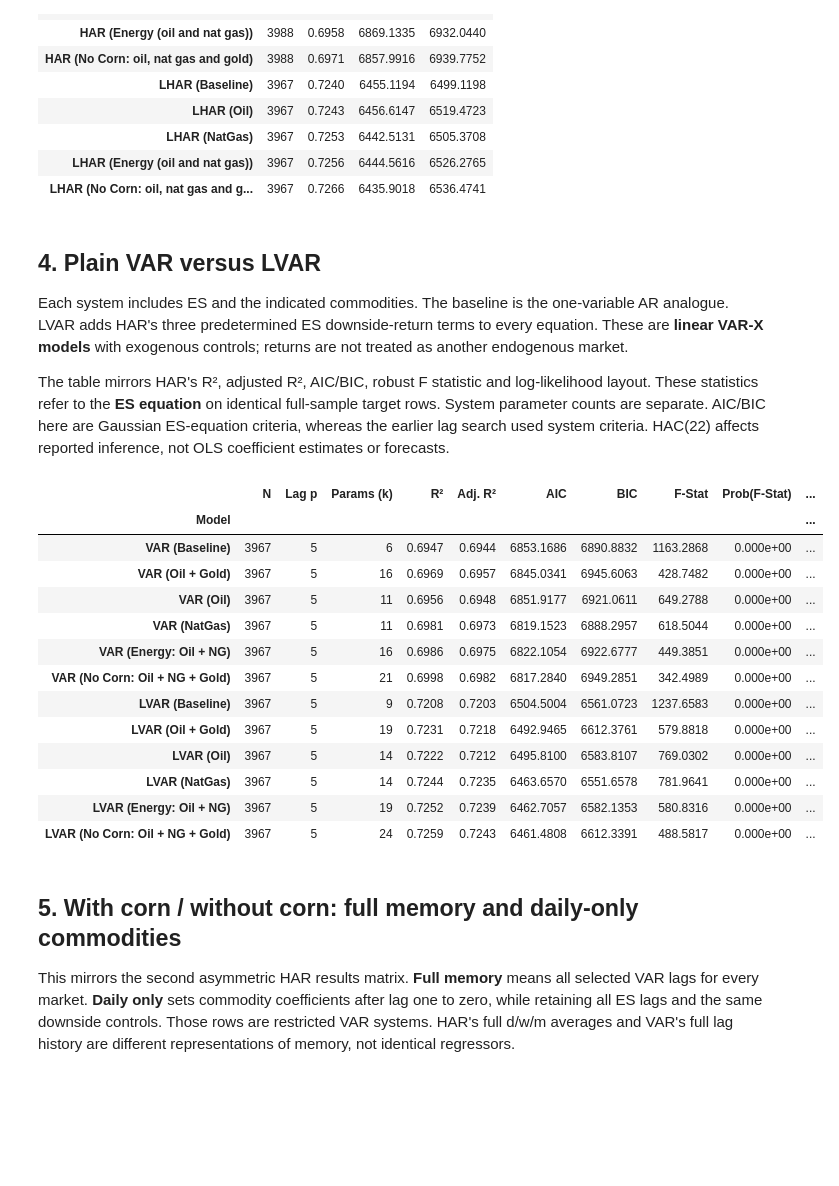
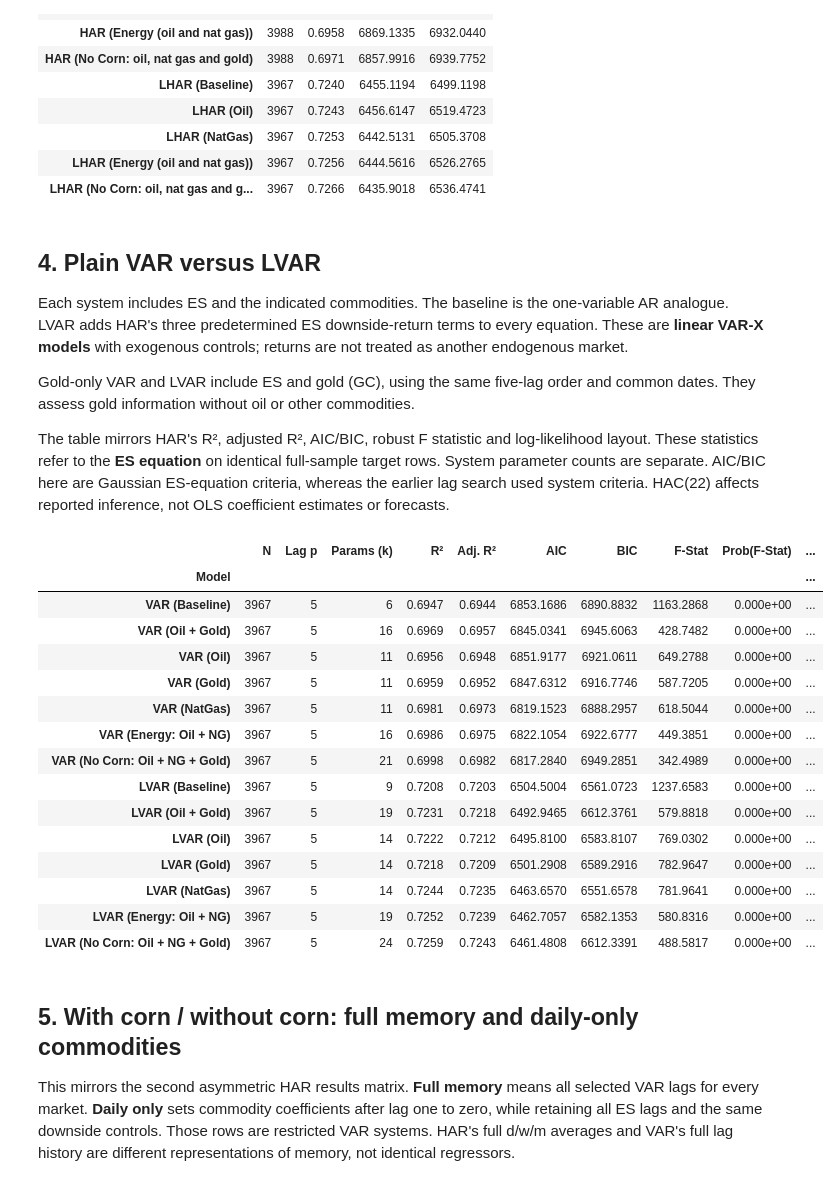
Before and after one commit to Deangr-econ/Quant_methods_project, a Jupyter notebook: VAR_QTFE.ipynb, the cells around one changed output. Drawn from its saved outputs; the diff is of its cells as text; code cells hidden in the pictures; blank space fills up the shorter version.

```diff
--- a/VAR_QTFE.ipynb
+++ b/VAR_QTFE.ipynb
@@ -262,6 +262,9 @@ one-variable AR analogue. LVAR adds HAR's three predetermined ES downside-return
 terms to every equation. These are **linear VAR-X models** with exogenous controls;
 returns are not treated as another endogenous market.
 
+Gold-only VAR and LVAR include ES and gold (GC), using the same five-lag order
+and common dates. They assess gold information without oil or other commodities.
+
 The table mirrors HAR's R², adjusted R², AIC/BIC, robust F statistic and
 log-likelihood layout. These statistics refer to the **ES equation** on identical
 full-sample target rows. System parameter counts are separate. AIC/BIC here are
@@ -270,24 +273,26 @@ HAC(22) affects reported inference, not OLS coefficient estimates or forecasts.
 # %%
 specs = model_specifications(p)
 fits, summary = fit_models(design, specs, cfg['hac_lags'])
-sets_in_first_table = ['Baseline', 'Oil', 'NatGas', 'Energy: Oil + NG', 'No Corn: Oil + NG + Gold']
+sets_in_first_table = ['Baseline', 'Oil', 'Gold', 'NatGas', 'Energy: Oil + NG', 'No Corn: Oil + NG + Gold']
 sets_in_first_table.insert(1, 'Oil + Gold')
 first_names = [f'{prefix} ({label})' for prefix in ['VAR', 'LVAR'] for label in sets_in_first_table]
 summary_columns = ['N', 'Lag p', 'Params (k)', 'R²', 'Adj. R²', 'AIC', 'BIC', 'F-Stat', 'Prob(F-Stat)', 'Log-Likelihood']
 show_table(summary.loc[first_names, summary_columns])
 summary.to_csv(OUTPUT / 'common_sample_insample_results.csv')
 # %% [output]
 |  | N | Lag p | Params (k) | R² | Adj. R² | AIC | BIC | F-Stat | Prob(F-Stat) | ... |
 | Model |  |  |  |  |  |  |  |  |  | ... |
 | VAR (Baseline) | 3967 | 5 | 6 | 0.6947 | 0.6944 | 6853.1686 | 6890.8832 | 1163.2868 | 0.000e+00 | ... |
 | VAR (Oil + Gold) | 3967 | 5 | 16 | 0.6969 | 0.6957 | 6845.0341 | 6945.6063 | 428.7482 | 0.000e+00 | ... |
 | VAR (Oil) | 3967 | 5 | 11 | 0.6956 | 0.6948 | 6851.9177 | 6921.0611 | 649.2788 | 0.000e+00 | ... |
+| VAR (Gold) | 3967 | 5 | 11 | 0.6959 | 0.6952 | 6847.6312 | 6916.7746 | 587.7205 | 0.000e+00 | ... |
 | VAR (NatGas) | 3967 | 5 | 11 | 0.6981 | 0.6973 | 6819.1523 | 6888.2957 | 618.5044 | 0.000e+00 | ... |
 | VAR (Energy: Oil + NG) | 3967 | 5 | 16 | 0.6986 | 0.6975 | 6822.1054 | 6922.6777 | 449.3851 | 0.000e+00 | ... |
 | VAR (No Corn: Oil + NG + Gold) | 3967 | 5 | 21 | 0.6998 | 0.6982 | 6817.2840 | 6949.2851 | 342.4989 | 0.000e+00 | ... |
 | LVAR (Baseline) | 3967 | 5 | 9 | 0.7208 | 0.7203 | 6504.5004 | 6561.0723 | 1237.6583 | 0.000e+00 | ... |
 | LVAR (Oil + Gold) | 3967 | 5 | 19 | 0.7231 | 0.7218 | 6492.9465 | 6612.3761 | 579.8818 | 0.000e+00 | ... |
 | LVAR (Oil) | 3967 | 5 | 14 | 0.7222 | 0.7212 | 6495.8100 | 6583.8107 | 769.0302 | 0.000e+00 | ... |
+| LVAR (Gold) | 3967 | 5 | 14 | 0.7218 | 0.7209 | 6501.2908 | 6589.2916 | 782.9647 | 0.000e+00 | ... |
 | LVAR (NatGas) | 3967 | 5 | 14 | 0.7244 | 0.7235 | 6463.6570 | 6551.6578 | 781.9641 | 0.000e+00 | ... |
 | LVAR (Energy: Oil + NG) | 3967 | 5 | 19 | 0.7252 | 0.7239 | 6462.7057 | 6582.1353 | 580.8316 | 0.000e+00 | ... |
 | LVAR (No Corn: Oil + NG + Gold) | 3967 | 5 | 24 | 0.7259 | 0.7243 | 6461.4808 | 6612.3391 | 488.5817 | 0.000e+00 | ... |
```
Also changed, not shown: parts of 4 cells of this notebook, 9 other files.
